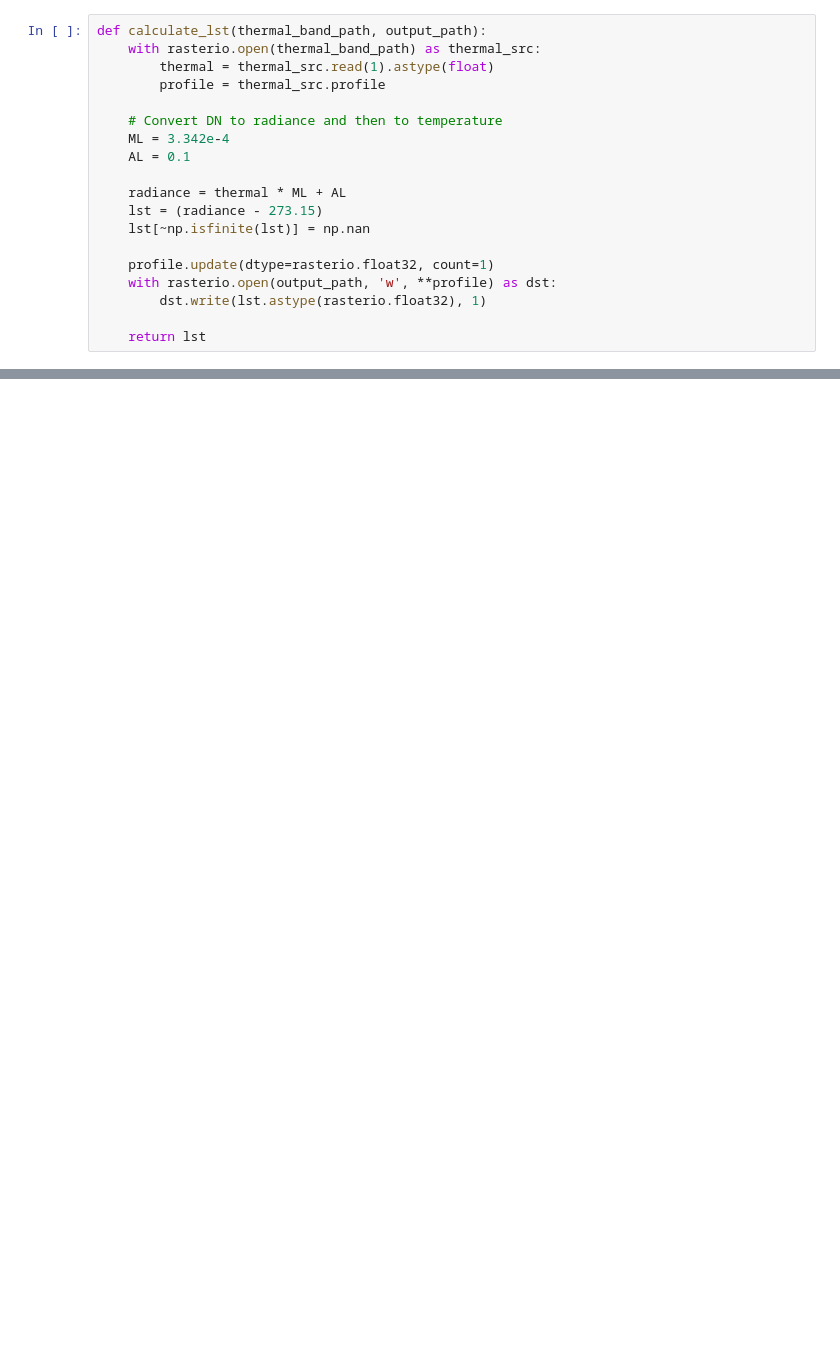
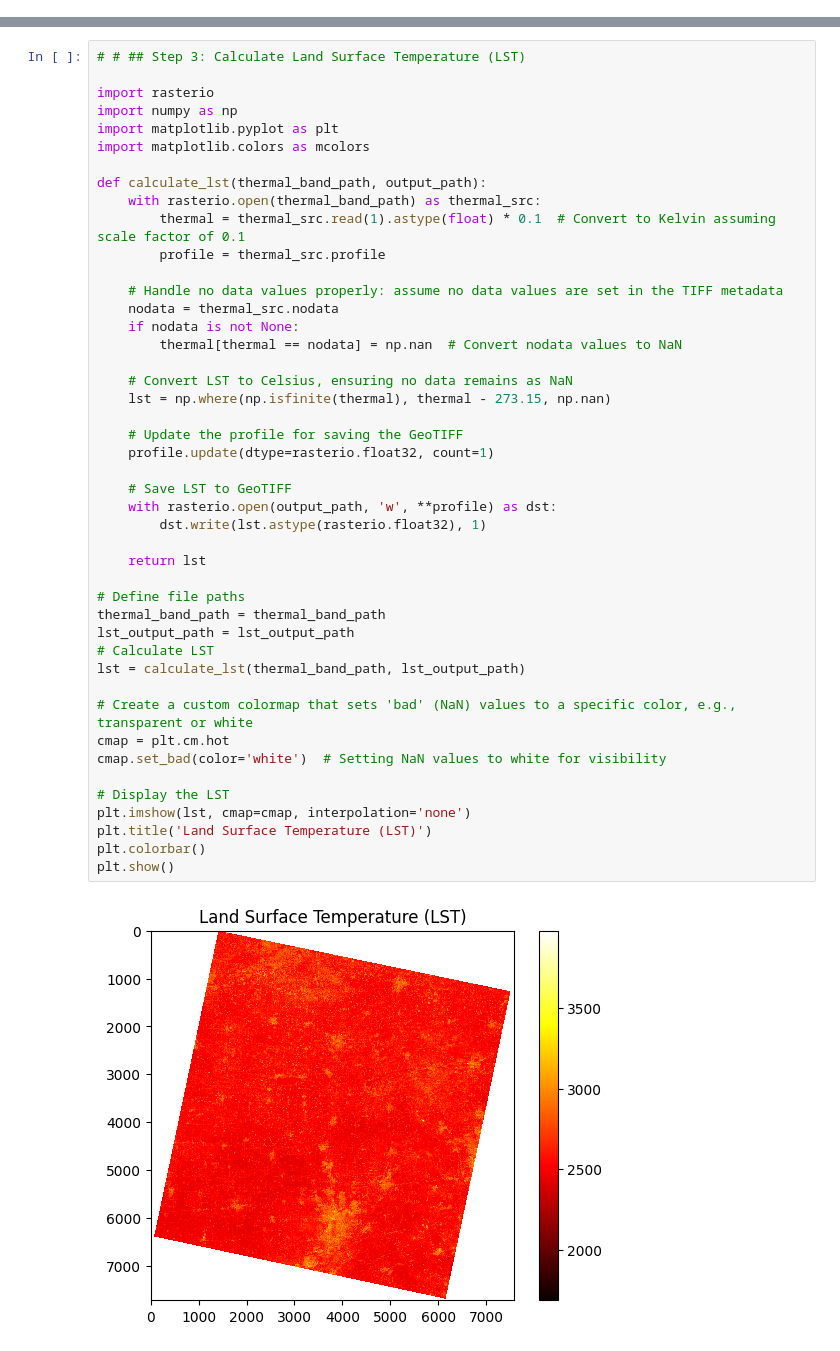
Before and after one commit to adhikariprakriti/my_uhi_detector, a Jupyter notebook: UHI_Detector_noah.ipynb, the cells around one changed output, grey strips where cells are left out. Saved outputs shown, nothing was run; the diff lists cells and outputs as text; blank space fills up the shorter version.

```diff
--- a/UHI_Detector_noah.ipynb
+++ b/UHI_Detector_noah.ipynb
@@ -36,19 +0,0 @@ LST
-# %%
-def calculate_lst(thermal_band_path, output_path):
-    with rasterio.open(thermal_band_path) as thermal_src:
-        thermal = thermal_src.read(1).astype(float)
-        profile = thermal_src.profile
-
-    # Convert DN to radiance and then to temperature
-    ML = 3.342e-4
-    AL = 0.1
-
-    radiance = thermal * ML + AL
-    lst = (radiance - 273.15)
-    lst[~np.isfinite(lst)] = np.nan
-
-    profile.update(dtype=rasterio.float32, count=1)
-    with rasterio.open(output_path, 'w', **profile) as dst:
-        dst.write(lst.astype(rasterio.float32), 1)
-
-    return lst
@@ -272,0 +170,47 @@ RasterioIOError: ./data/landsat/LC08_L1TP_020032_20240727_20240801_02_T1_B4.TIF:
+# %%
+# # ## Step 3: Calculate Land Surface Temperature (LST)
+
+import rasterio
+import numpy as np
+import matplotlib.pyplot as plt
+import matplotlib.colors as mcolors
+
+def calculate_lst(thermal_band_path, output_path):
+    with rasterio.open(thermal_band_path) as thermal_src:
+        thermal = thermal_src.read(1).astype(float) * 0.1  # Convert to Kelvin assuming scale factor of 0.1
+        profile = thermal_src.profile
+
+    # Handle no data values properly: assume no data values are set in the TIFF metadata
+    nodata = thermal_src.nodata
+    if nodata is not None:
+        thermal[thermal == nodata] = np.nan  # Convert nodata values to NaN
+
+    # Convert LST to Celsius, ensuring no data remains as NaN
+    lst = np.where(np.isfinite(thermal), thermal - 273.15, np.nan)
+
+    # Update the profile for saving the GeoTIFF
+    profile.update(dtype=rasterio.float32, count=1)
+
+    # Save LST to GeoTIFF
+    with rasterio.open(output_path, 'w', **profile) as dst:
+        dst.write(lst.astype(rasterio.float32), 1)
+
+    return lst
+
+# Define file paths
+thermal_band_path = thermal_band_path
+lst_output_path = lst_output_path
+# Calculate LST
+lst = calculate_lst(thermal_band_path, lst_output_path)
+
+# Create a custom colormap that sets 'bad' (NaN) values to a specific color, e.g., transparent or white
+cmap = plt.cm.hot
+cmap.set_bad(color='white')  # Setting NaN values to white for visibility
+
+# Display the LST
+plt.imshow(lst, cmap=cmap, interpolation='none')
+plt.title('Land Surface Temperature (LST)')
+plt.colorbar()
+plt.show()
+# %% [output]
+[figure, added]
```
Also changed, not shown: parts of 41 cells of this notebook, 8 other files.
